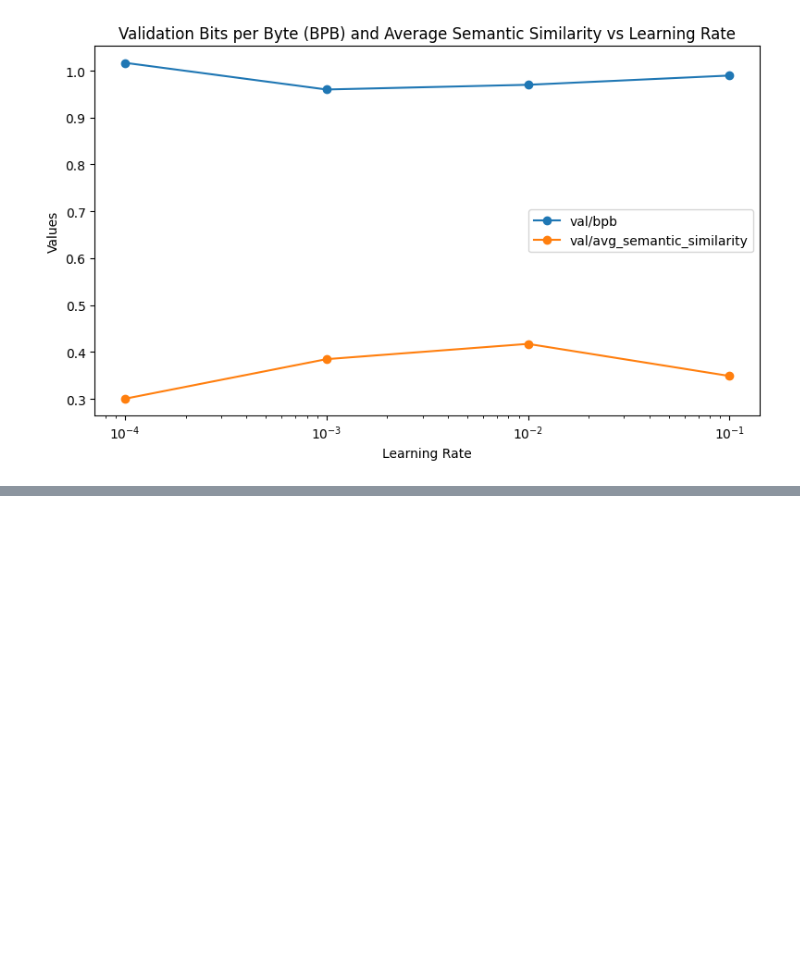
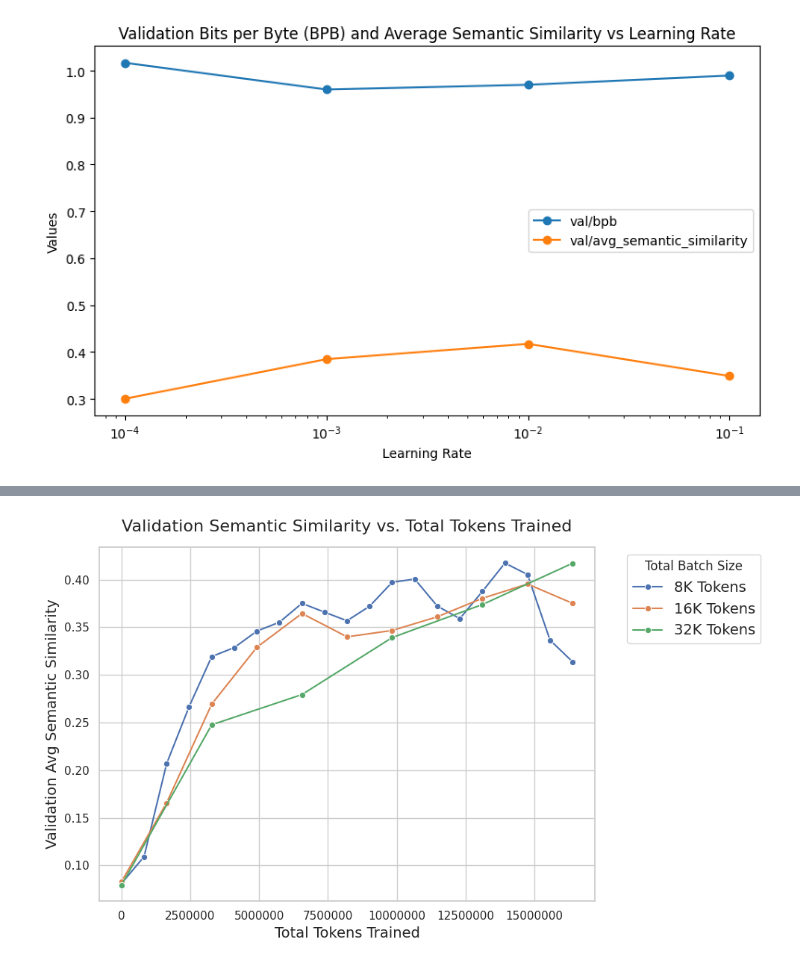
Before and after one commit to AlexanderSwartz/multimodal-nanochat, a Jupyter notebook: scripts/analyze_wandb_runs.ipynb, the cells around one changed output, grey strips where cells are left out. Cells and saved outputs as stored; diff of their text form; code cells hidden in the pictures; blank space fills up the shorter version.

```diff
--- a/scripts/analyze_wandb_runs.ipynb
+++ b/scripts/analyze_wandb_runs.ipynb
@@ -863,0 +1200,99 @@ plt.show()
+# %%
+import wandb
+import pandas as pd
+import matplotlib.pyplot as plt
+import seaborn as sns
+
+# 1. Setup API and Parameters
+api = wandb.Api()
+project_path = "as7629-columbia-university/Multimodal-Nanochat"
+
+# The exact names of your runs in W&B
+target_run_names = [
+    "iteration2000_totalBS8192_lr1e-2",
+    "iteration1000_totalBS16384_lr1e-2",
+    "iteration500_totalBS32768_lr1e-2"
+]
+
+# Dictionary to map run names to their respective total batch sizes
+batch_size_mapping = {
+    "iteration2000_totalBS8192_lr1e-2": 8192,
+    "iteration1000_totalBS16384_lr1e-2": 16384,
+    "iteration500_totalBS32768_lr1e-2": 32768
+}
+
+# Dictionary to map run names to clean, custom labels for the graph legend
+custom_labels = {
+    "iteration2000_totalBS8192_lr1e-2": "8K Tokens",
+    "iteration1000_totalBS16384_lr1e-2": "16K Tokens",
+    "iteration500_totalBS32768_lr1e-2": "32K Tokens"
+}
+
+target_metric = "val/avg_semantic_similarity"
+val_data = []
+
+# 2. Extract Validation Data from W&B
+for name in target_run_names:
+    runs = api.runs(project_path, filters={"display_name": name})
+
+    if len(runs) == 0:
+        print(f"Warning: No run found with name '{name}'")
+        continue
+
+    run = runs[0]
+    print(f"Fetching '{target_metric}' for run: {name}")
+
+    # Scan history and only grab rows where the validation metric exists
+    for row in run.scan_history():
+        if target_metric in row and row[target_metric] is not None:
+            val_data.append({
+                "Run Name": name,
+                "step": row.get("step", row.get("_step")),
+                target_metric: row[target_metric]
+            })
+
+# 3. Process the DataFrame
+val_df = pd.DataFrame(val_data)
+
+if not val_df.empty:
+    # Map batch size and calculate the aligned x-axis (samples_seen)
+    val_df["batch_size"] = val_df["Run Name"].map(batch_size_mapping)
+    val_df["samples_seen"] = val_df["step"] * val_df["batch_size"]
+
+    # Apply the custom labels to a new column for the legend
+    val_df["Configuration"] = val_df["Run Name"].map(custom_labels)
+
+    # 4. Plot the Validation Metric
+    sns.set_theme(style="whitegrid")
+    plt.figure(figsize=(10, 6))
+
+    # Plot using our new 'samples_seen' x-axis and 'Configuration' hue
+    sns.lineplot(
+        data=val_df,
+        x="samples_seen",
+        y=target_metric,
+        hue="Configuration",
+        linewidth=1.5,
+        marker="o",
+        markersize=6
+    )
+
+    # Formatting titles and labels
+    plt.title("Validation Semantic Similarity vs. Total Tokens Trained", fontsize=16, pad=15)
+    plt.xlabel("Total Tokens Trained", fontsize=14)
+    plt.ylabel("Validation Avg Semantic Similarity", fontsize=14)
+
+    # Prevent scientific notation on the x-axis (e.g., 1.6e7)
+    plt.ticklabel_format(style='plain', axis='x')
+
+    # Position the legend outside the plot area
+    plt.legend(title="Total Batch Size", bbox_to_anchor=(1.05, 1), loc='upper left', fontsize=14)
+    plt.tight_layout()
+
+    # Save the figure and display it
+    plt.savefig("val_semantic_similarity_comparison.png", dpi=300)
+    print("\nPlot saved successfully as 'val_semantic_similarity_comparison.png'")
+    plt.show()
+else:
+    print(f"\nDataFrame is empty! Make sure '{target_metric}' was logged exactly like that in W&B.")
+# %% [output]
@@ -863,0 +1304 @@ plt.show()
+[figure, added]
```
Also changed, not shown: parts of 11 cells of this notebook.
